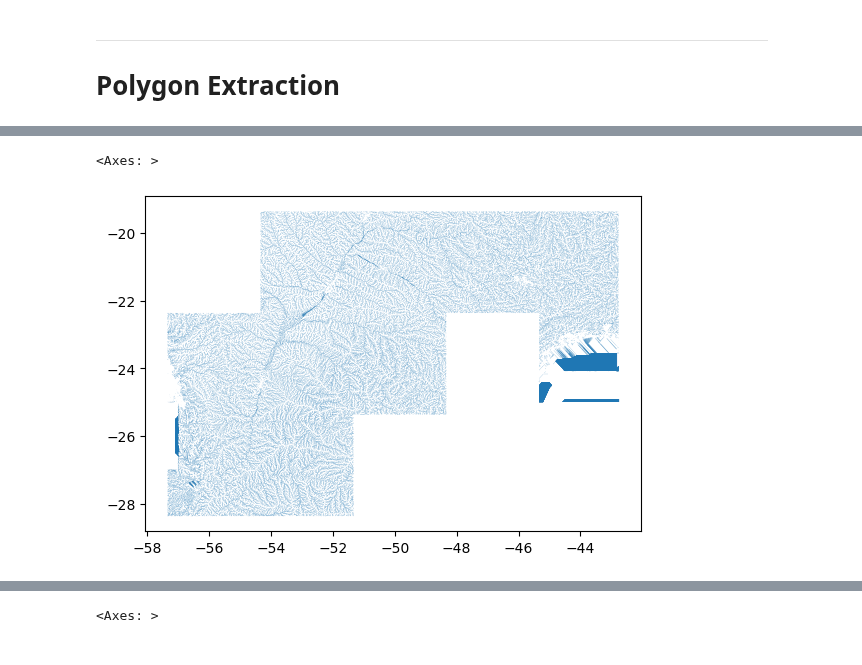
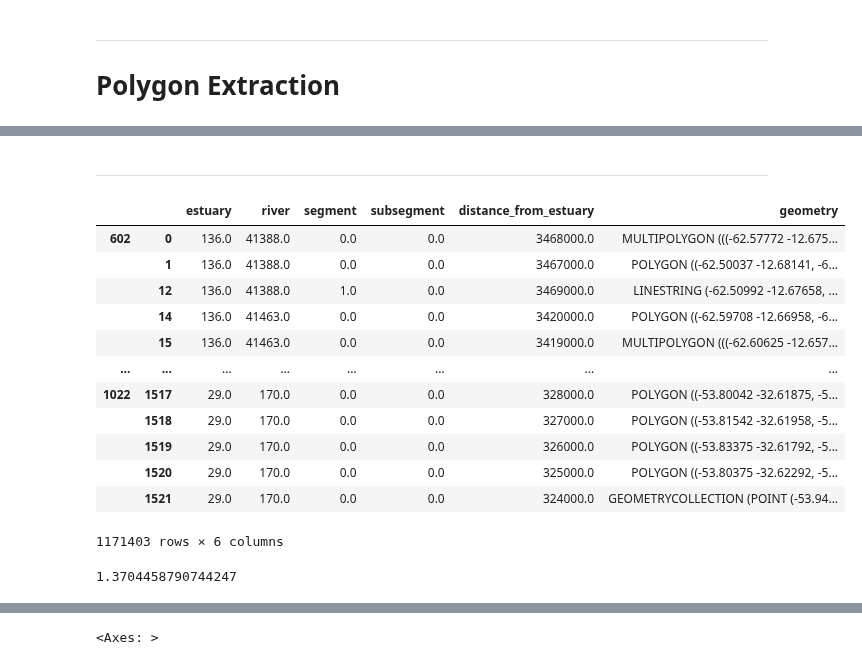
Before and after one commit to felixschulz385/Masterthesis, a Jupyter notebook: code/experiments/final_experiments.ipynb, the cells around one changed output, grey strips where cells are left out. Drawn from its saved outputs; the diff is of its cells as text; code cells hidden in the pictures.

```diff
--- a/code/experiments/final_experiments.ipynb
+++ b/code/experiments/final_experiments.ipynb
@@ -407,5 +81,0 @@ pd.concat(out_clipped).dissolve().explode()
-# %%
-pd.concat(out_clipped).plot(linewidths = .1)
-# %% [output]
-<Axes: >
-[figure, removed]
@@ -411,0 +89,22 @@ pd.concat(out_clipped).plot(linewidths = .1)
+# %% [markdown]
+---
+# %%
+# import drainage polygons
+extracted_drainage_polygons = gpd.read_feather("/pfs/work7/workspace/scratch/tu_zxobe27-master_thesis/data/drainage/extracted_drainage_polygons.feather")
+extracted_drainage_polygons = extracted_drainage_polygons.set_crs(4326)[~extracted_drainage_polygons.is_empty].dropna(subset=["geometry"])
+# %%
+extracted_drainage_polygons
+# %% [output]
+|  |  | estuary | river | segment | subsegment | distance_from_estuary | geometry |
+| 602 | 0 | 136.0 | 41388.0 | 0.0 | 0.0 | 3468000.0 | MULTIPOLYGON (((-62.57772 -12.675... |
+|  | 1 | 136.0 | 41388.0 | 0.0 | 0.0 | 3467000.0 | POLYGON ((-62.50037 -12.68141, -6... |
+|  | 12 | 136.0 | 41388.0 | 1.0 | 0.0 | 3469000.0 | LINESTRING (-62.50992 -12.67658, ... |
+|  | 14 | 136.0 | 41463.0 | 0.0 | 0.0 | 3420000.0 | POLYGON ((-62.59708 -12.66958, -6... |
+|  | 15 | 136.0 | 41463.0 | 0.0 | 0.0 | 3419000.0 | MULTIPOLYGON (((-62.60625 -12.657... |
+| ... | ... | ... | ... | ... | ... | ... | ... |
+| 1022 | 1517 | 29.0 | 170.0 | 0.0 | 0.0 | 328000.0 | POLYGON ((-53.80042 -32.61875, -5... |
+|  | 1518 | 29.0 | 170.0 | 0.0 | 0.0 | 327000.0 | POLYGON ((-53.81542 -32.61958, -5... |
+|  | 1519 | 29.0 | 170.0 | 0.0 | 0.0 | 326000.0 | POLYGON ((-53.83375 -32.61792, -5... |
+|  | 1520 | 29.0 | 170.0 | 0.0 | 0.0 | 325000.0 | POLYGON ((-53.80375 -32.62292, -5... |
+|  | 1521 | 29.0 | 170.0 | 0.0 | 0.0 | 324000.0 | GEOMETRYCOLLECTION (POINT (-53.94... |
+1171403 rows × 6 columns
@@ -411,0 +116,4 @@ pd.concat(out_clipped).plot(linewidths = .1)
+# %%
+shapely.box(*extracted_drainage_polygons.loc[525].total_bounds).area
+# %% [output]
+1.3704458790744247
```
Also changed, not shown: parts of 67 cells of this notebook, 7 other files.
